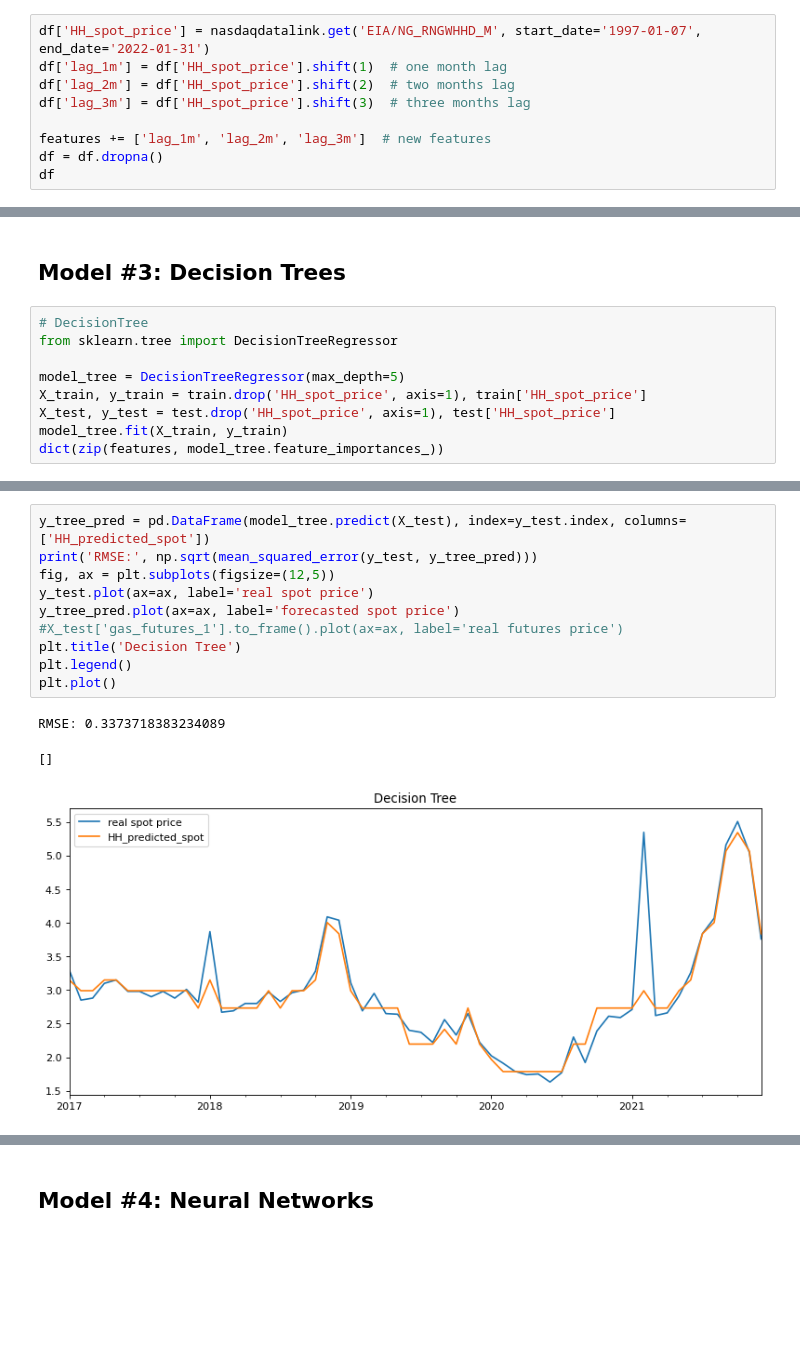
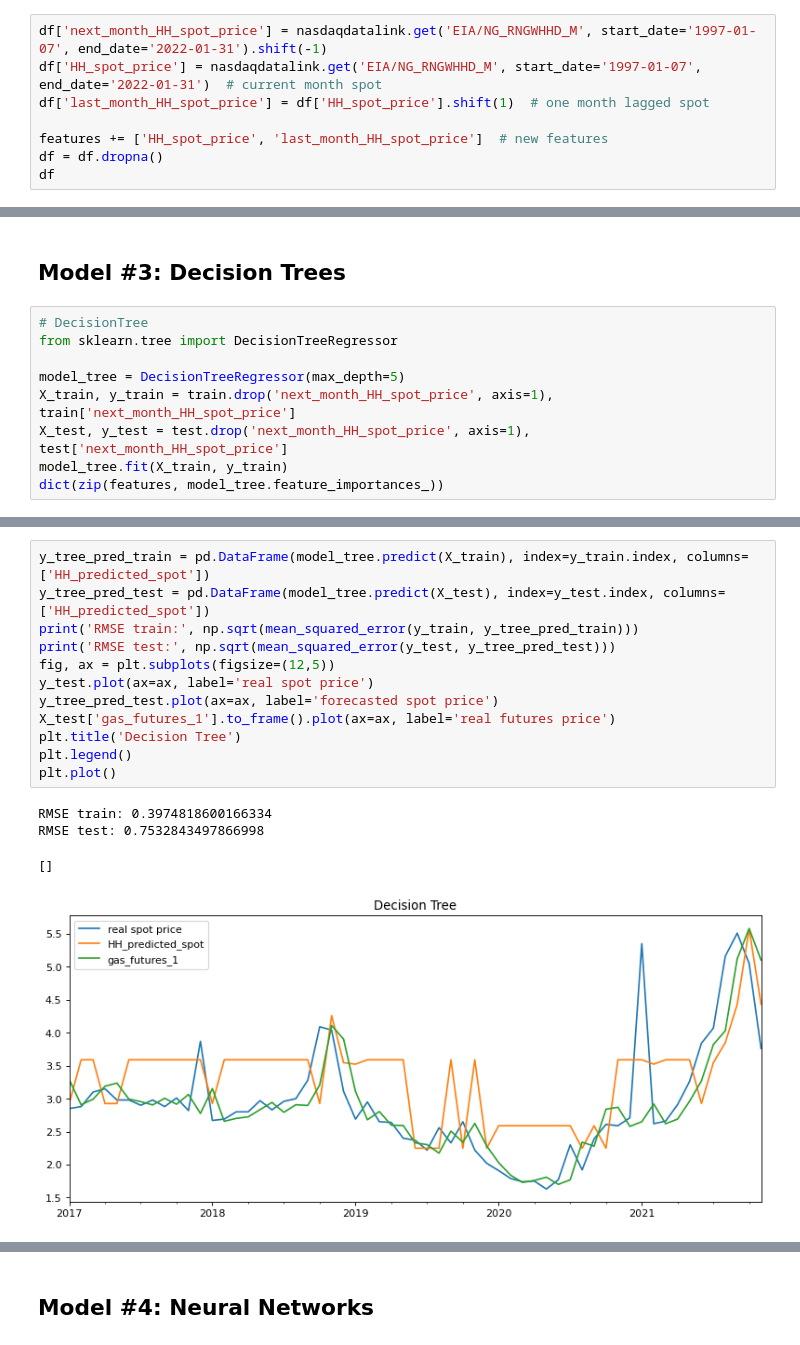
Before and after one commit to yahanxu/Team-2, a Jupyter notebook: data_processing.ipynb, the cells around one changed output, grey strips where cells are left out. Drawn from its saved outputs; the diff is of its cells as text; blank space fills up the shorter version.

```diff
--- a/data_processing.ipynb
+++ b/data_processing.ipynb
@@ -119,12 +128,11 @@ plt.show()
 # %% [markdown]
 ### Add the lagged value of the spot price
 # %%
-df['HH_spot_price'] = nasdaqdatalink.get('EIA/NG_RNGWHHD_M', start_date='1997-01-07', end_date='2022-01-31')
-df['lag_1m'] = df['HH_spot_price'].shift(1)  # one month lag
-df['lag_2m'] = df['HH_spot_price'].shift(2)  # two months lag
-df['lag_3m'] = df['HH_spot_price'].shift(3)  # three months lag
+df['next_month_HH_spot_price'] = nasdaqdatalink.get('EIA/NG_RNGWHHD_M', start_date='1997-01-07', end_date='2022-01-31').shift(-1)
+df['HH_spot_price'] = nasdaqdatalink.get('EIA/NG_RNGWHHD_M', start_date='1997-01-07', end_date='2022-01-31')  # current month spot
+df['last_month_HH_spot_price'] = df['HH_spot_price'].shift(1)  # one month lagged spot
 
-features += ['lag_1m', 'lag_2m', 'lag_3m']  # new features
+features += ['HH_spot_price', 'last_month_HH_spot_price']  # new features
 df = df.dropna()
 df
 # %% [output]
@@ -231,8 +248,8 @@ RMSE 1.1400239644115444
 from sklearn.tree import DecisionTreeRegressor
 
 model_tree = DecisionTreeRegressor(max_depth=5)
-X_train, y_train = train.drop('HH_spot_price', axis=1), train['HH_spot_price']
-X_test, y_test = test.drop('HH_spot_price', axis=1), test['HH_spot_price']
+X_train, y_train = train.drop('next_month_HH_spot_price', axis=1), train['next_month_HH_spot_price']
+X_test, y_test = test.drop('next_month_HH_spot_price', axis=1), test['next_month_HH_spot_price']
 model_tree.fit(X_train, y_train)
 dict(zip(features, model_tree.feature_importances_))
 # %% [output]
@@ -253,17 +269,20 @@ dict(zip(features, model_tree.feature_importances_))
 # %%
-y_tree_pred = pd.DataFrame(model_tree.predict(X_test), index=y_test.index, columns=['HH_predicted_spot'])
-print('RMSE:', np.sqrt(mean_squared_error(y_test, y_tree_pred)))
+y_tree_pred_train = pd.DataFrame(model_tree.predict(X_train), index=y_train.index, columns=['HH_predicted_spot'])
+y_tree_pred_test = pd.DataFrame(model_tree.predict(X_test), index=y_test.index, columns=['HH_predicted_spot'])
+print('RMSE train:', np.sqrt(mean_squared_error(y_train, y_tree_pred_train)))
+print('RMSE test:', np.sqrt(mean_squared_error(y_test, y_tree_pred_test)))
 fig, ax = plt.subplots(figsize=(12,5))
 y_test.plot(ax=ax, label='real spot price')
-y_tree_pred.plot(ax=ax, label='forecasted spot price')
-#X_test['gas_futures_1'].to_frame().plot(ax=ax, label='real futures price')
+y_tree_pred_test.plot(ax=ax, label='forecasted spot price')
+X_test['gas_futures_1'].to_frame().plot(ax=ax, label='real futures price')
 plt.title('Decision Tree')
 plt.legend()
 plt.plot()
 # %% [output]
-RMSE: 0.3373718383234089
+RMSE train: 0.3974818600166334
+RMSE test: 0.7532843497866998
 []
-[figure, old version]
+[figure, new version]
 # %%
 # XGBoost
 import xgboost as xgb  # conda install xgboost
```
Also changed, not shown: parts of 19 cells of this notebook.
